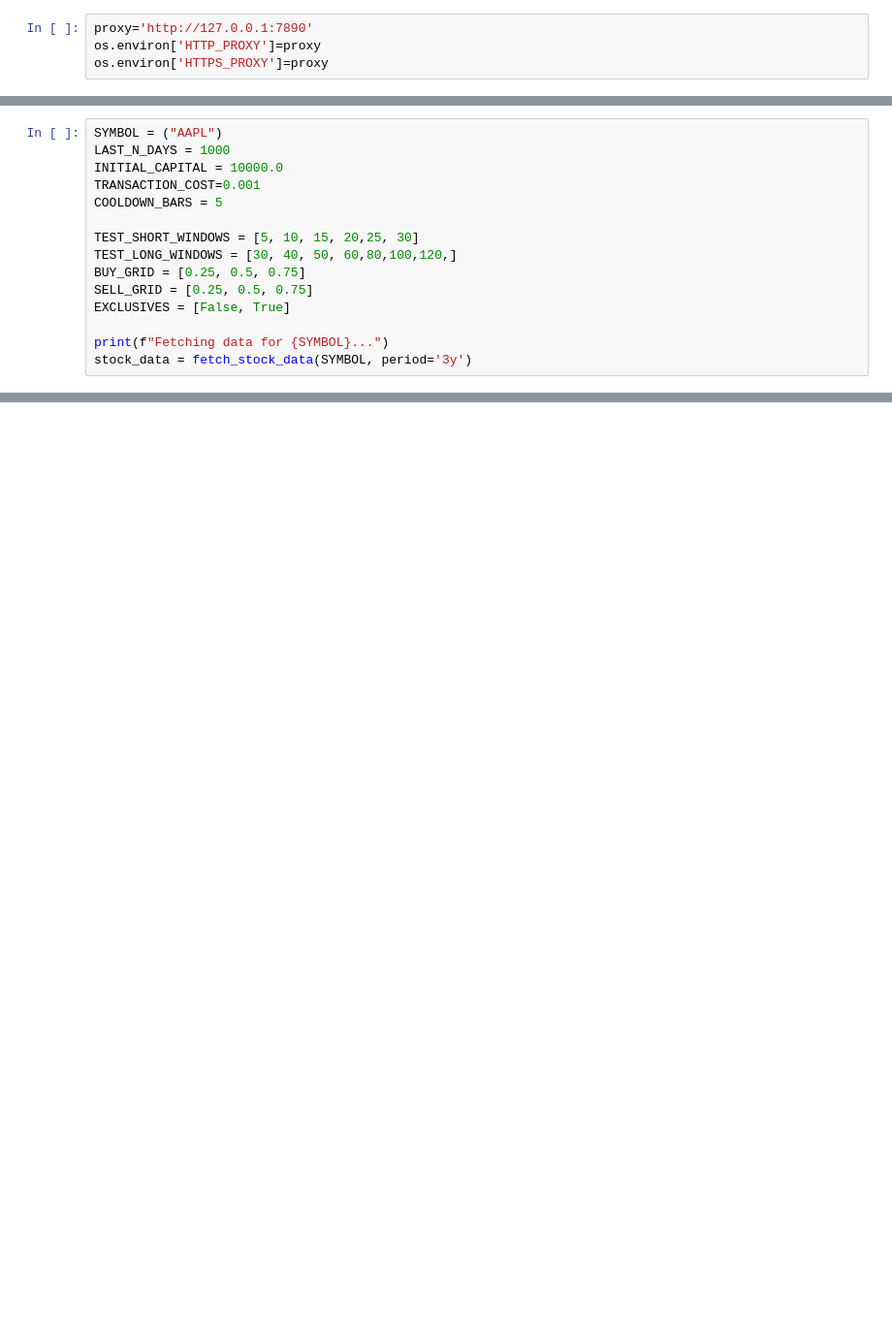
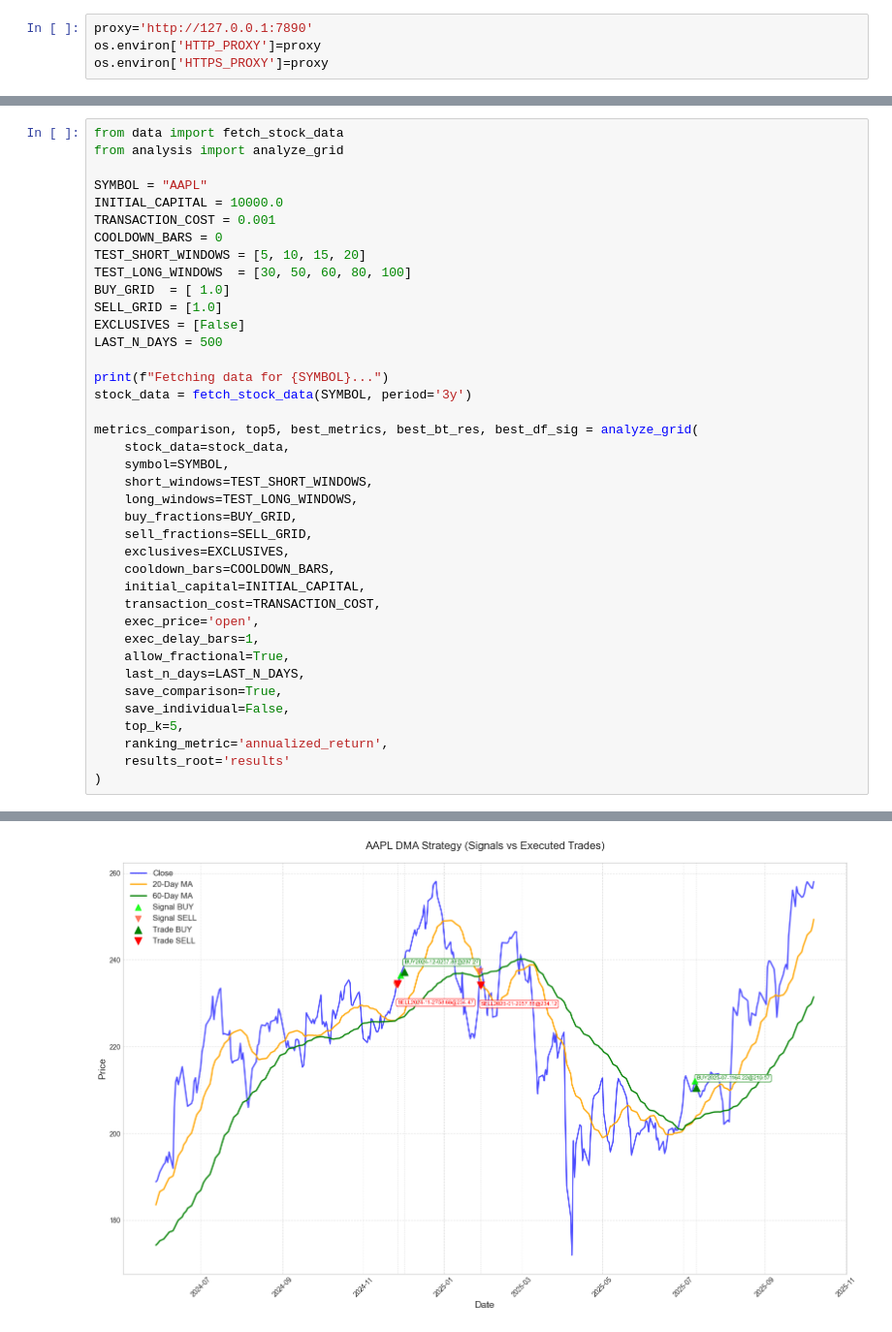
Before and after one commit to Alwyn-Tan/strategy_dashboard, a Jupyter notebook: dma_strategy_test.ipynb, the cells around one changed output, grey strips where cells are left out. Shown at 97% size. Cells and saved outputs as stored; diff of their text form; blank space fills up the shorter version.

```diff
--- a/dma_strategy_test.ipynb
+++ b/dma_strategy_test.ipynb
@@ -643,17 +11,41 @@ def plot_parameter_comparison(metrics_comparison, symbol):
 # %%
-SYMBOL = ("AAPL")
-LAST_N_DAYS = 1000
+from data import fetch_stock_data
+from analysis import analyze_grid
+
+SYMBOL = "AAPL"
 INITIAL_CAPITAL = 10000.0
-TRANSACTION_COST=0.001
-COOLDOWN_BARS = 5
-
-TEST_SHORT_WINDOWS = [5, 10, 15, 20,25, 30]
-TEST_LONG_WINDOWS = [30, 40, 50, 60,80,100,120,]
-BUY_GRID = [0.25, 0.5, 0.75]
-SELL_GRID = [0.25, 0.5, 0.75]
-EXCLUSIVES = [False, True]
+TRANSACTION_COST = 0.001
+COOLDOWN_BARS = 0
+TEST_SHORT_WINDOWS = [5, 10, 15, 20]
+TEST_LONG_WINDOWS  = [30, 50, 60, 80, 100]
+BUY_GRID  = [ 1.0]
+SELL_GRID = [1.0]
+EXCLUSIVES = [False]
+LAST_N_DAYS = 500
 
 print(f"Fetching data for {SYMBOL}...")
 stock_data = fetch_stock_data(SYMBOL, period='3y')
+
+metrics_comparison, top5, best_metrics, best_bt_res, best_df_sig = analyze_grid(
+    stock_data=stock_data,
+    symbol=SYMBOL,
+    short_windows=TEST_SHORT_WINDOWS,
+    long_windows=TEST_LONG_WINDOWS,
+    buy_fractions=BUY_GRID,
+    sell_fractions=SELL_GRID,
+    exclusives=EXCLUSIVES,
+    cooldown_bars=COOLDOWN_BARS,
+    initial_capital=INITIAL_CAPITAL,
+    transaction_cost=TRANSACTION_COST,
+    exec_price='open',
+    exec_delay_bars=1,
+    allow_fractional=True,
+    last_n_days=LAST_N_DAYS,
+    save_comparison=True,
+    save_individual=False,
+    top_k=5,
+    ranking_metric='annualized_return',
+    results_root='results'
+)
 # %% [output]
 Fetching data for AAPL...
@@ -659,0 +68 @@ Fetching data for AAPL...
+[figure, added]
```
Also changed, not shown: parts of 9 cells of this notebook, 10 other files.
